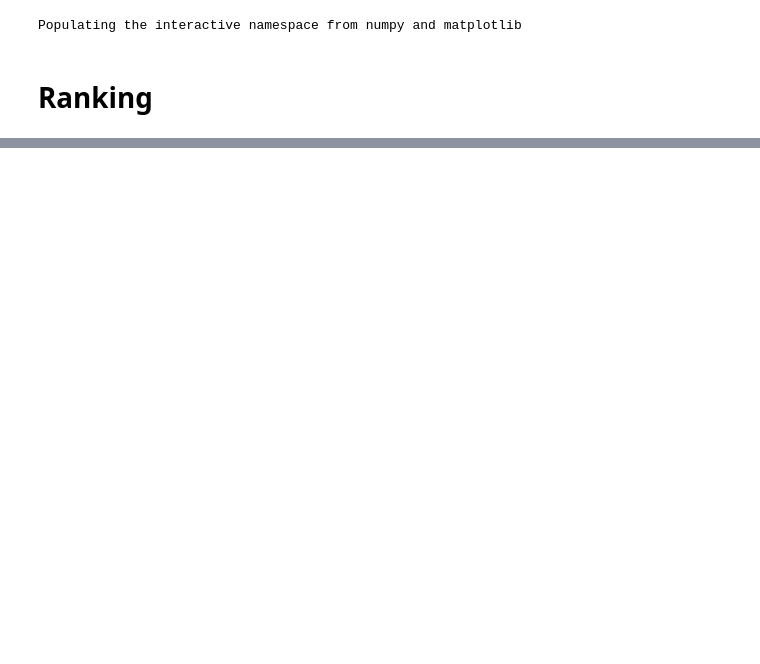
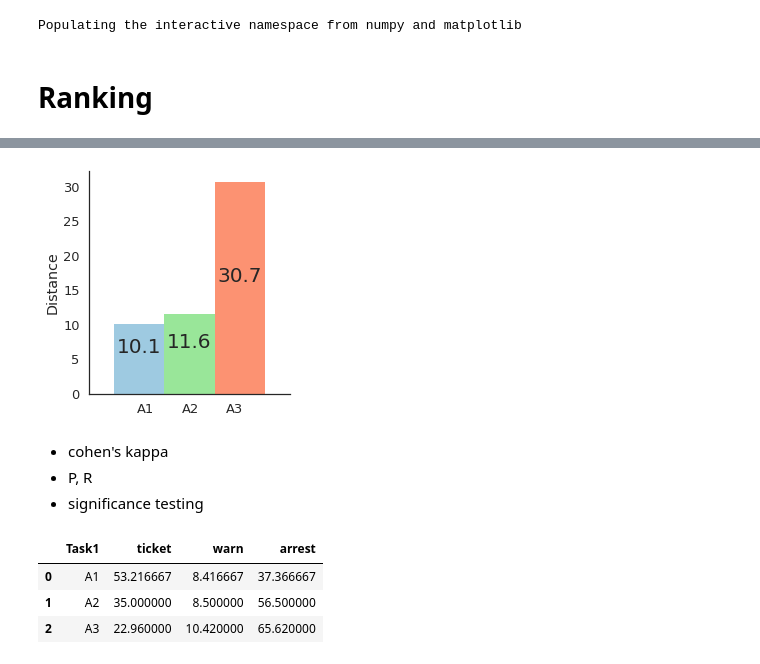
Before and after one commit to dorisjlee/viz-summarization, a Jupyter notebook: ipynb/User Study Results and Paper Statistics.ipynb, the cells around one changed output, grey strips where cells are left out. Drawn from its saved outputs; the diff is of its cells as text; code cells hidden in the pictures; blank space fills up the shorter version.

```diff
--- a/ipynb/User Study Results and Paper Statistics.ipynb
+++ b/ipynb/User Study Results and Paper Statistics.ipynb
@@ -61,0 +155,27 @@ A2 0.3186771224211299
+# %%
+result = compute_prediction_distances("Prediction2(Police).csv","Police2")
+bar_chart(list(result["Distance"].values),list(result["Task"].values), ytitle="Distance",fixed_ylim=False)
+# %% [output]
+[figure, added]
+# %% [markdown]
+- cohen's kappa
+- P, R
+- significance testing
+# %%
+filename = "Prediction1(Police).csv"
+gt_task_key="Police1"
+prediction = pd.read_csv(gdrive_path+filename)
+if "Police" in filename:
+    attributes = ["ticket","warn","arrest"]
+    task_name = "Task1"
+else:
+    attributes = ["NO","YES"]
+    task_name = "Task2"
+prediction = prediction.merge(user_task).drop("Note",axis=1)
+
+prediction.groupby(task_name,as_index=False)[attributes].mean()
+# %% [output]
+|  | Task1 | ticket | warn | arrest |
+| 0 | A1 | 53.216667 | 8.416667 | 37.366667 |
+| 1 | A2 | 35.000000 | 8.500000 | 56.500000 |
+| 2 | A3 | 22.960000 | 10.420000 | 65.620000 |
```
Also changed, not shown: parts of 21 cells of this notebook, 9 other files.
